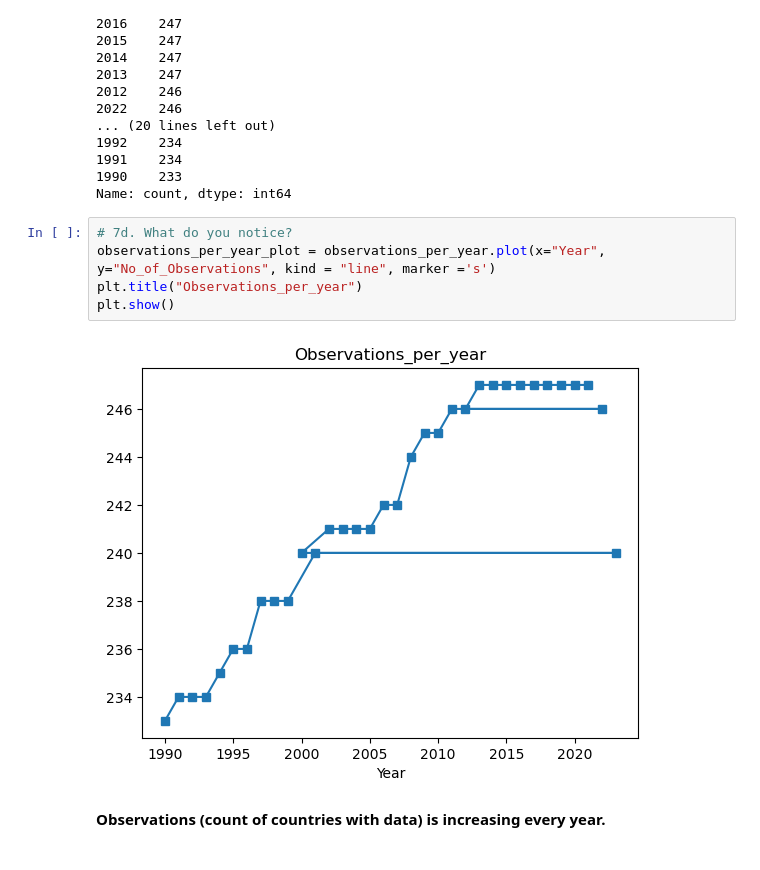
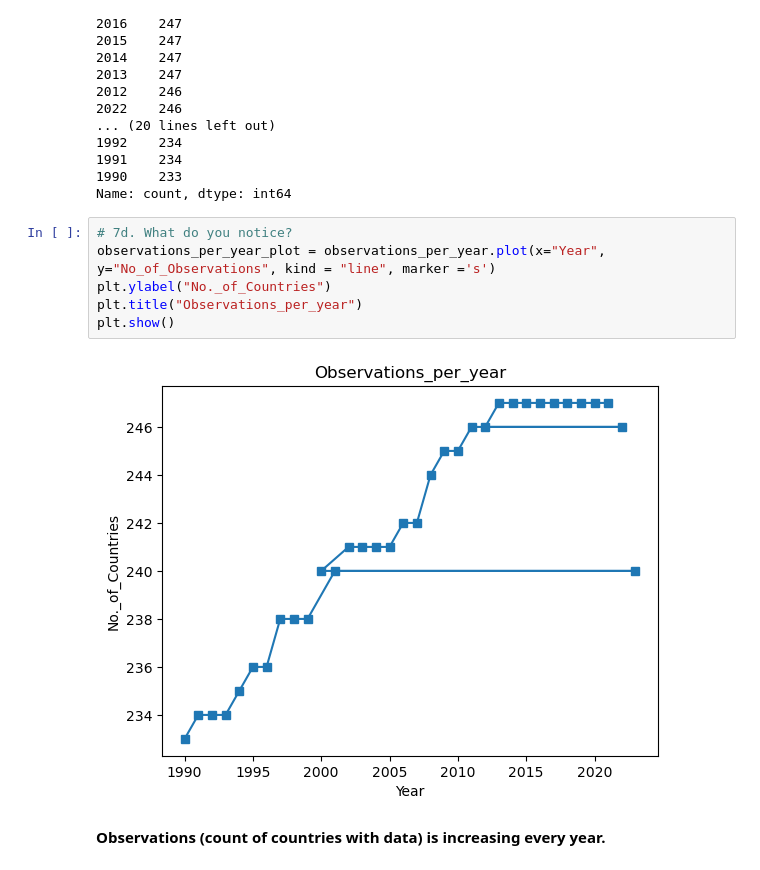
Before and after one commit to NSS-Data-Analytics-Cohort-16/da16-python-gdp-and-internet-use-analysis-janvimehendale, a Jupyter notebook: notebooks/gdp_internetuse.ipynb, the cells around one changed output. Saved outputs shown, nothing was run; the diff lists cells and outputs as text.

```diff
--- a/notebooks/gdp_internetuse.ipynb
+++ b/notebooks/gdp_internetuse.ipynb
@@ -232,10 +232,11 @@ Name: count, dtype: int64
 # %%
 # 7d. What do you notice?
 observations_per_year_plot = observations_per_year.plot(x="Year", y="No_of_Observations", kind = "line", marker ='s')
+plt.ylabel("No._of_Countries")
 plt.title("Observations_per_year")
 plt.show()
 # %% [output]
-[figure, old version]
+[figure, new version]
 # %% [markdown]
 **Observations (count of countries with data) is increasing every year.**
 # %%
```
Also changed, not shown: parts of 14 cells of this notebook.
